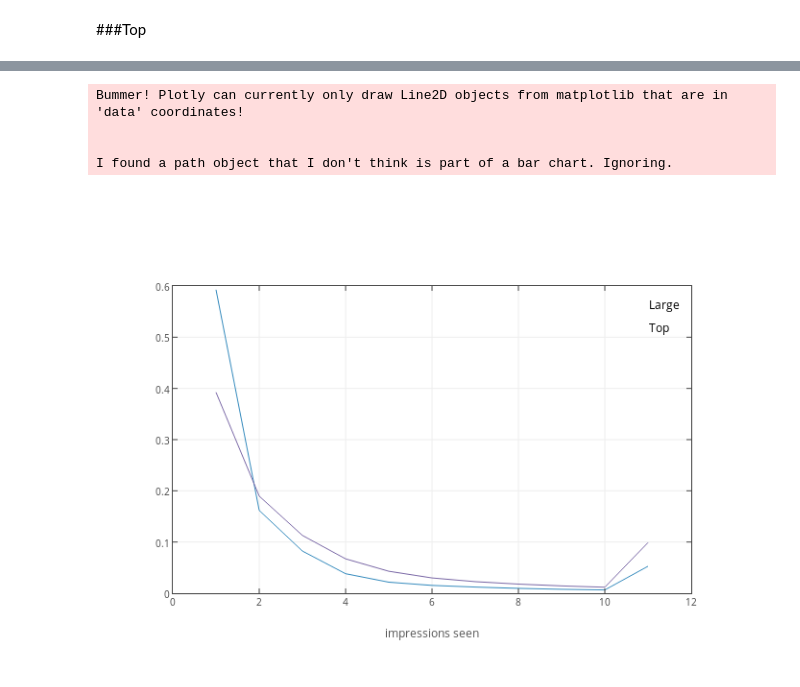
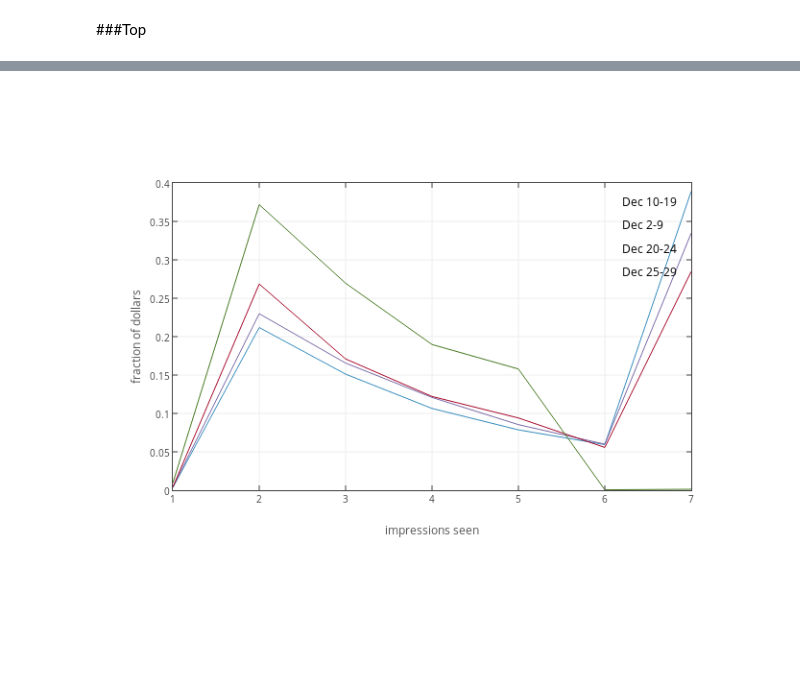
Before and after one commit to ewulczyn/wiki-misc, a Jupyter notebook: campaign_analysis/banner_impression_history.ipynb, the cells around one changed output, grey strips where cells are left out. Cells and saved outputs as stored; diff of their text form; code cells hidden in the pictures; blank space fills up the shorter version.

```diff
--- a/campaign_analysis/banner_impression_history.ipynb
+++ b/campaign_analysis/banner_impression_history.ipynb
@@ -8,7 +8,7 @@ pd.options.display.mpl_style = 'default'
 from banner_count import *
 # %%
 start = '2014-11-30 00:00'
-stop = '2014-12-9 23:59'
+stop = '2014-12-29 23:59'
 
 don = get_donations_by_banner_count(start, stop)
 # %% [output]
@@ -110,0 +128,18 @@ plot_donation_rate(don, imp, regs, cum = False ,max_impressions = 10)
+# %%
+regs = {
+        'Dec 25-29': '.*5C_tp.* C14_en5C_dec_dsk_FR 2014-12-2[5-9]',
+        'Dec 20-24': '.*5C_tp.* C14_en5C_dec_dsk_FR 2014-12-2[0-4]',
+        'Dec 10-19': '.*5C_tp.* C14_en5C_dec_dsk_FR 2014-12-1[0-9]',
+        'Dec 2-9': '.*5C_tp.* C14_en5C_dec_dsk_FR 2014-12-0[2-9]'
+
+
+       }
+config = {
+    'normalize' : False,
+    'max_impressions' : 5,
+    'interactive' : True,
+    'ylabel': 'fraction of donations'
+}
+
+
+plot_by_impressions_seen(don,regs,**config)
@@ -111,20 +148,14 @@ plot_donation_rate(don, imp, regs, cum = False ,max_impressions = 10)
 # %%
-regs = {
-        'Large': '.*5C_lg.* C14_en5C_dec_dsk_FR',
-        'Top': '.* C14_en5C_dec_dsk_FR',
-       }
+
 config = {
     'normalize' : True,
-    'max_impressions' : 10,
+    'max_impressions' : 6,
     'interactive' : True,
-    'ylabel': 'fraction of donations'
+    'amount' : True,
+    'ylabel': 'fraction of dollars'
 }
 
 
 plot_by_impressions_seen(don,regs,**config)
 # %% [output]
-Bummer! Plotly can currently only draw Line2D objects from matplotlib that are in 'data' coordinates!
-
-
-I found a path object that I don't think is part of a bar chart. Ignoring.
-[figure, old version]
+[figure, new version]
```
Also changed, not shown: parts of 14 cells of this notebook, 48 other files.
